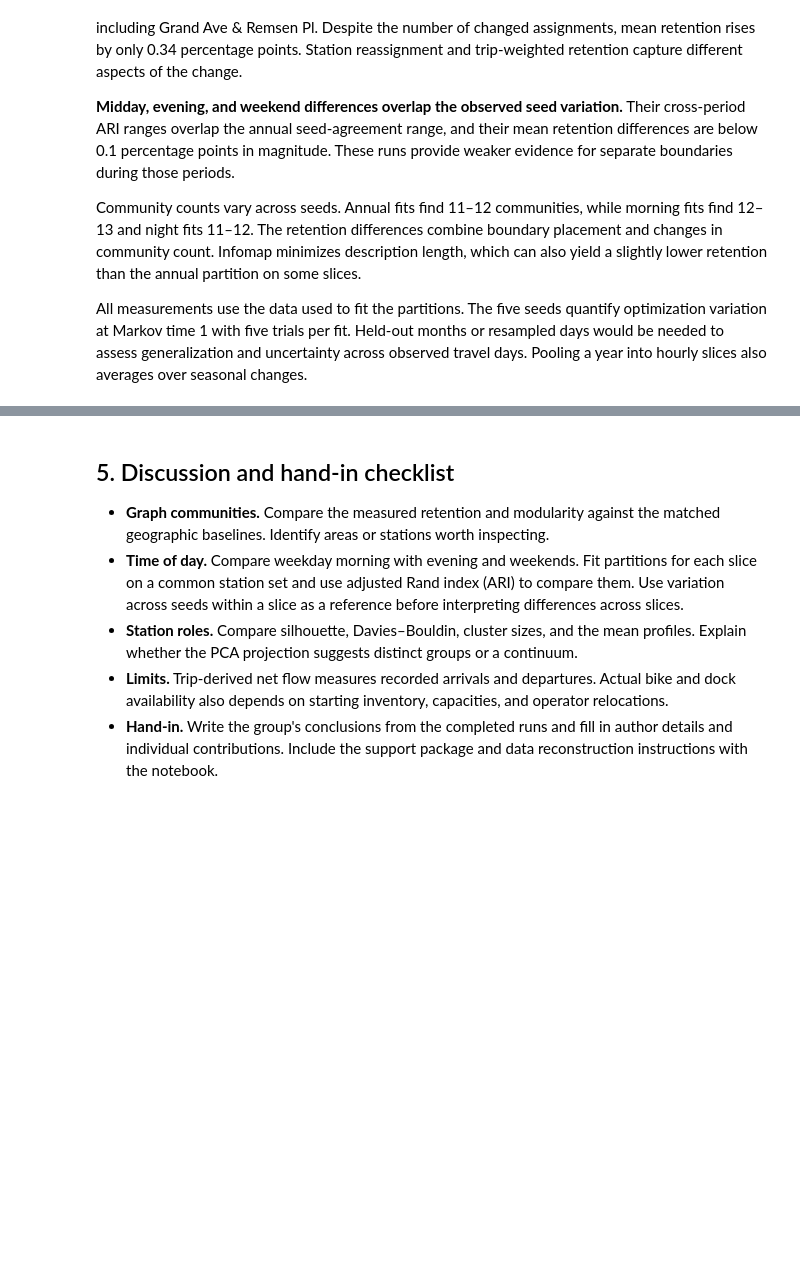
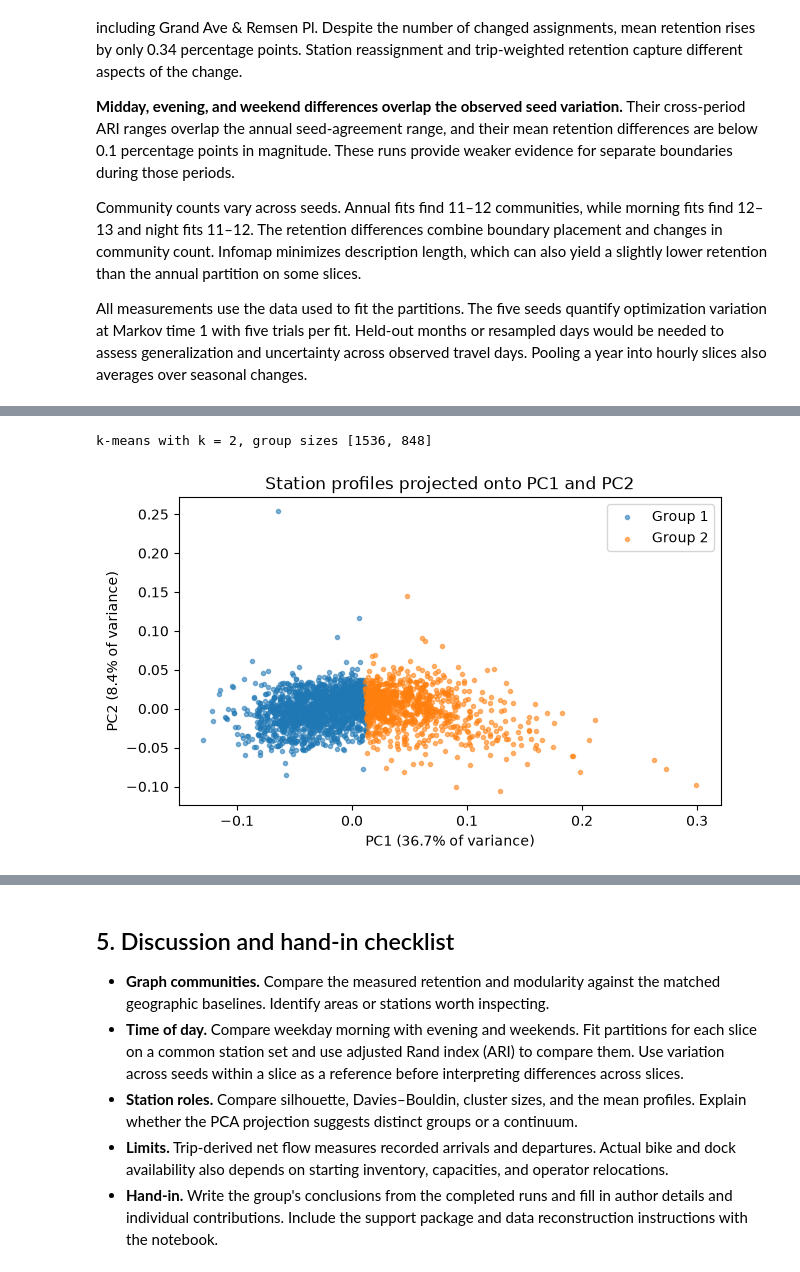
Before and after one commit to Lyngsberg/city_bike, a Jupyter notebook: city_bike.ipynb, the cells around one changed output, grey strips where cells are left out. Drawn from its saved outputs; the diff is of its cells as text; code cells hidden in the pictures; blank space fills up the shorter version.

```diff
--- a/city_bike.ipynb
+++ b/city_bike.ipynb
@@ -453,3 +470,31 @@ plt.show()
+# %%
+best_kmeans = (
+    profile_scores.loc[profile_scores["method"].eq("kmeans")]
+    .sort_values(["silhouette", "k"], ascending=[False, True])
+    .iloc[0]
+)
+profile_labels = profiles.cluster(X, int(best_kmeans["k"]), seed=SEED)
+group_sizes = np.bincount(profile_labels)
+print(f"k-means with k = {int(best_kmeans['k'])}, group sizes {group_sizes.tolist()}")
+
+pca = PCA(n_components=2)
+embedding = pca.fit_transform(X)
+pc1, pc2 = pca.explained_variance_ratio_
+fig, ax = plt.subplots(figsize=(7, 4))
+for label in np.unique(profile_labels):
+    mask = profile_labels == label
+    ax.scatter(embedding[mask, 0], embedding[mask, 1], s=9, alpha=0.55,
+               label=f"Group {label + 1}")
+ax.set(
+    title="Station profiles projected onto PC1 and PC2",
+    xlabel=f"PC1 ({pc1:.1%} of variance)",
+    ylabel=f"PC2 ({pc2:.1%} of variance)",
+)
+ax.legend()
+plt.show()
+# %% [output]
+k-means with k = 2, group sizes [1536, 848]
+[figure, added]
 # %%
 mean_profiles = X.assign(group=profile_labels + 1).groupby("group").mean()
 
```
Also changed, not shown: parts of 6 cells of this notebook.
